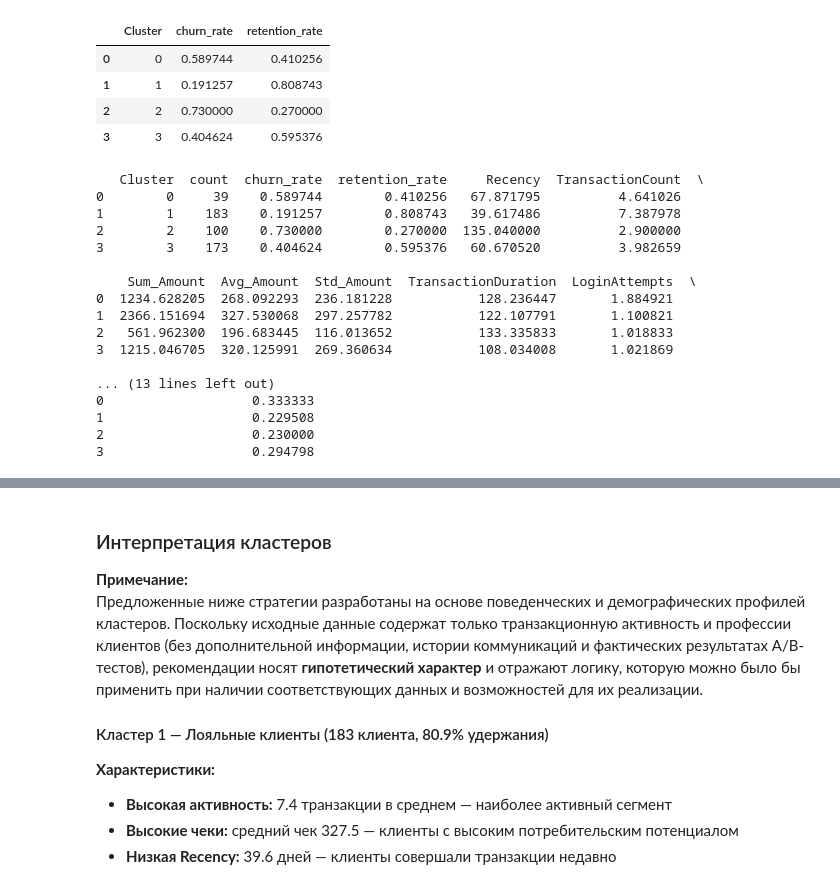
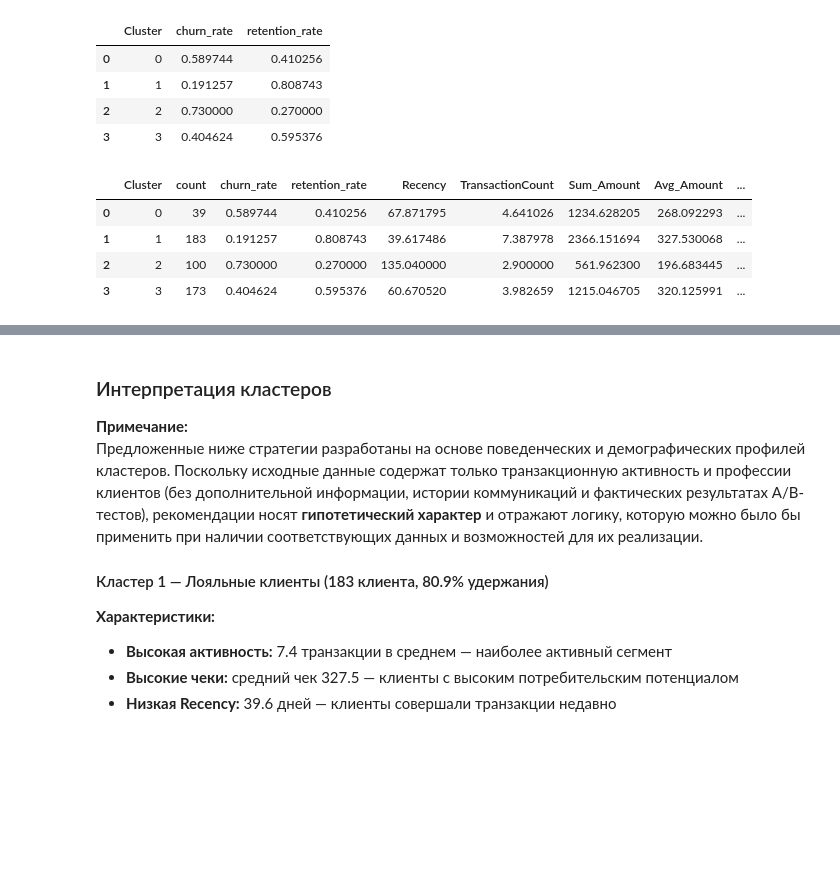
Before and after one commit to andreyyyyyys/Bank-clustering-analysis, a Jupyter notebook: Cluster_analysis.ipynb, the cells around one changed output, grey strips where cells are left out. Drawn from its saved outputs; the diff is of its cells as text; code cells hidden in the pictures; blank space fills up the shorter version.

```diff
--- a/Cluster_analysis.ipynb
+++ b/Cluster_analysis.ipynb
@@ -750,32 +750,20 @@ clusters_size=features.groupby('Cluster').size().reset_index(name='count')
 # %%
 # Объединение данных: размеры, метрики оттока, профили
 product = clusters_size.merge(churn_retention_df, on='Cluster')
 
 # Добавляем столбец с долей докторов(так как мы убирали его на этапе подготовки к кластеризации)
 product_features['CustomerOccupation_Doctor'] = 1 - (product_features['CustomerOccupation_Engineer'] +
                                    product_features['CustomerOccupation_Retired'] +
                                    product_features['CustomerOccupation_Student'])
 
 product= product.merge(product_features, on='Cluster')
-print(product)
+product
 # %% [output]
-   Cluster  count  churn_rate  retention_rate     Recency  TransactionCount  \
-0        0     39    0.589744        0.410256   67.871795          4.641026
-1        1    183    0.191257        0.808743   39.617486          7.387978
-2        2    100    0.730000        0.270000  135.040000          2.900000
-3        3    173    0.404624        0.595376   60.670520          3.982659
-
-    Sum_Amount  Avg_Amount  Std_Amount  TransactionDuration  LoginAttempts  \
-0  1234.628205  268.092293  236.181228           128.236447       1.884921
-1  2366.151694  327.530068  297.257782           122.107791       1.100821
-2   561.962300  196.683445  116.013652           133.335833       1.018833
-3  1215.046705  320.125991  269.360634           108.034008       1.021869
-
-... (13 lines left out)
-0                   0.333333
-1                   0.229508
-2                   0.230000
-3                   0.294798
+|  | Cluster | count | churn_rate | retention_rate | Recency | TransactionCount | Sum_Amount | Avg_Amount | ... |
+| 0 | 0 | 39 | 0.589744 | 0.410256 | 67.871795 | 4.641026 | 1234.628205 | 268.092293 | ... |
+| 1 | 1 | 183 | 0.191257 | 0.808743 | 39.617486 | 7.387978 | 2366.151694 | 327.530068 | ... |
+| 2 | 2 | 100 | 0.730000 | 0.270000 | 135.040000 | 2.900000 | 561.962300 | 196.683445 | ... |
+| 3 | 3 | 173 | 0.404624 | 0.595376 | 60.670520 | 3.982659 | 1215.046705 | 320.125991 | ... |
 # %% [markdown]
 ### Итоговый профиль кластеров:
 
```
